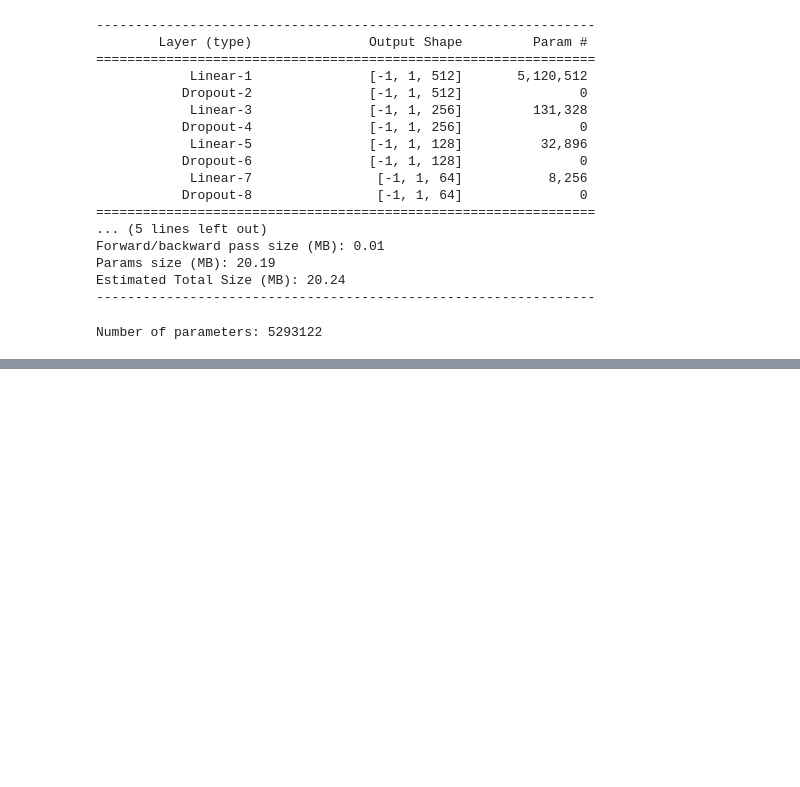
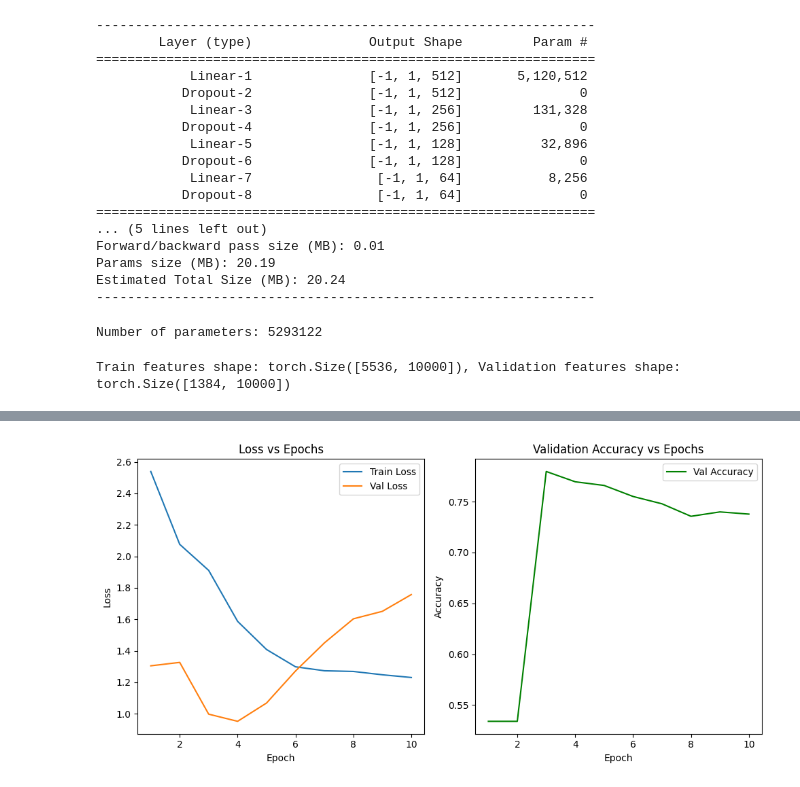
Before and after one commit to Praanshu101/Model_Quantization, a Jupyter notebook: Quantization.ipynb, the cells around one changed output, grey strips where cells are left out. Drawn from its saved outputs; the diff is of its cells as text; code cells hidden in the pictures; blank space fills up the shorter version.

Commit message:
model training

```diff
--- a/Quantization.ipynb
+++ b/Quantization.ipynb
@@ -135,0 +140,15 @@ from sklearn.metrics import confusion_matrix
+# %%
+from sklearn.feature_extraction.text import TfidfVectorizer
+
+# Vectorize text data
+vectorizer = TfidfVectorizer(max_features=10000)
+X_train = vectorizer.fit_transform(train['text']).toarray()
+X_val = vectorizer.transform(val['text']).toarray()
+train_features = torch.tensor(X_train, dtype=torch.float32)
+train_labels = torch.tensor(train['label'].values, dtype=torch.long)
+val_features = torch.tensor(X_val, dtype=torch.float32)
+val_labels = torch.tensor(val['label'].values, dtype=torch.long)
+
+print(f"Train features shape: {train_features.shape}, Validation features shape: {val_features.shape}")
+# %% [output]
+Train features shape: torch.Size([5536, 10000]), Validation features shape: torch.Size([1384, 10000])
@@ -135,0 +176,61 @@ from sklearn.metrics import confusion_matrix
+# %%
+for epoch in range(num_epochs):
+    model.train()
+    running_loss = 0.0
+    for x_batch, y_batch in train_loader:
+        x_batch, y_batch = x_batch.to(device), y_batch.to(device)
+        optimizer.zero_grad()
+        outputs = model(x_batch)
+        loss = criterion(outputs, y_batch)
+        loss.backward()
+        optimizer.step()
+        running_loss += loss.item() * x_batch.size(0)
+    train_loss = running_loss / len(train_loader.dataset)
+    train_losses.append(train_loss)
+
+    # Validation
+    model.eval()
+    val_loss = 0.0
+    correct = 0
+    total = 0
+    with torch.no_grad():
+        for x_batch, y_batch in val_loader:
+            x_batch, y_batch = x_batch.to(device), y_batch.to(device)
+            outputs = model(x_batch)
+            loss = criterion(outputs, y_batch)
+            val_loss += loss.item() * x_batch.size(0)
+            _, predicted = torch.max(outputs, 1)
+            correct += (predicted == y_batch).sum().item()
+            total += y_batch.size(0)
+    val_loss = val_loss / len(val_loader.dataset)
+    val_acc = correct / total
+    val_losses.append(val_loss)
+    val_accuracies.append(val_acc)
+
+    # Save best model
+    if val_acc > best_val_acc:
+        best_val_acc = val_acc
+        torch.save(model.state_dict(), "checkpoint.pt")
+
+    print(f"Epoch {epoch+1}/{num_epochs} | Train Loss: {train_loss:.4f} | Val Loss: {val_loss:.4f} | Val Acc: {val_acc:.4f}")
+
+# Plotting
+plt.figure(figsize=(10,5))
+plt.subplot(1,2,1)
+plt.plot(range(1, num_epochs+1), train_losses, label='Train Loss')
+plt.plot(range(1, num_epochs+1), val_losses, label='Val Loss')
+plt.xlabel('Epoch')
+plt.ylabel('Loss')
+plt.title('Loss vs Epochs')
+plt.legend()
+
+plt.subplot(1,2,2)
+plt.plot(range(1, num_epochs+1), val_accuracies, label='Val Accuracy', color='green')
+plt.xlabel('Epoch')
+plt.ylabel('Accuracy')
+plt.title('Validation Accuracy vs Epochs')
+plt.legend()
+
+plt.tight_layout()
+plt.show()
+# %% [output]
@@ -135,0 +247 @@ from sklearn.metrics import confusion_matrix
+[figure, added]
```
Also changed, not shown: parts of 3 cells of this notebook, 1 other file.
